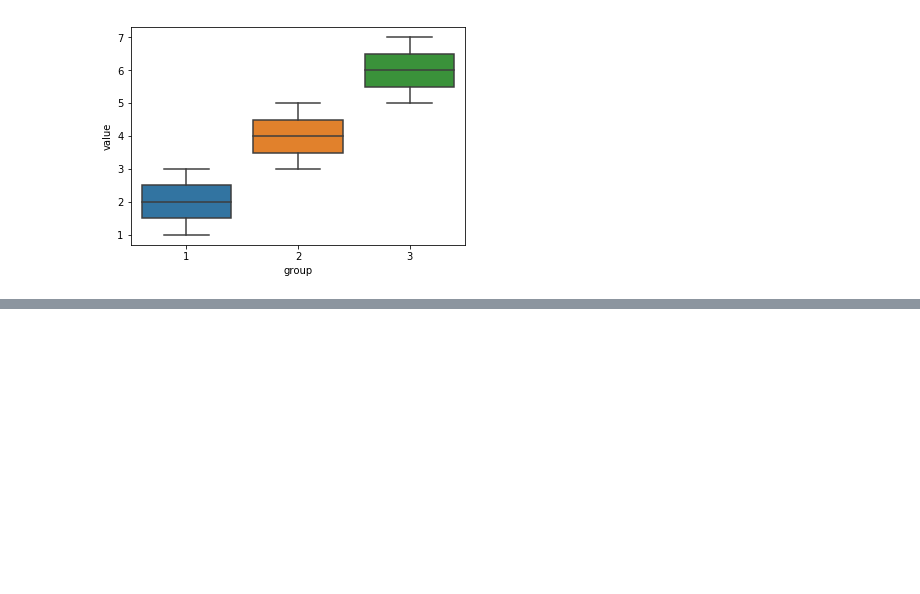
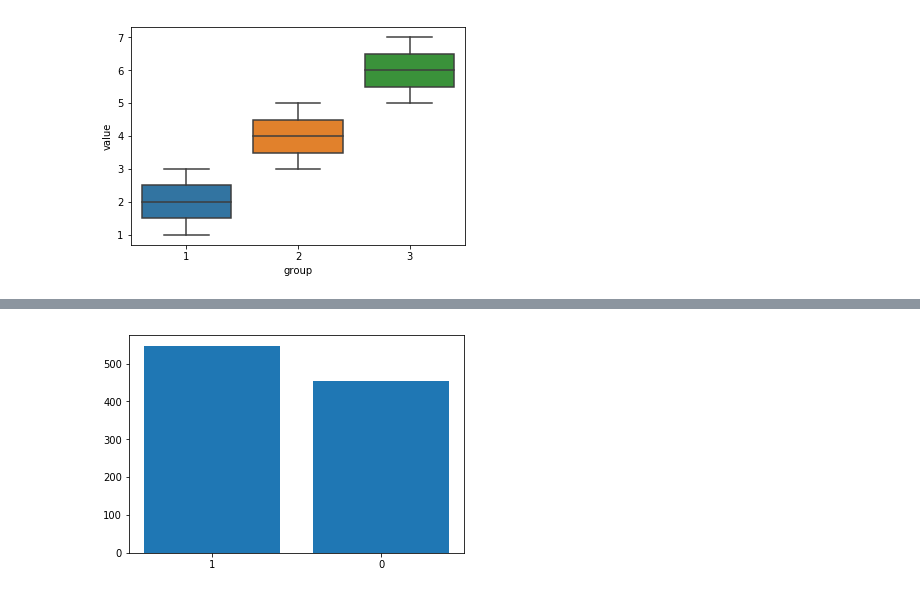
Before and after one commit to ichrnkv/education, a Jupyter notebook: stepik_stat/stat2.ipynb, the cells around one changed output, grey strips where cells are left out. Cells and saved outputs as stored; diff of their text form; code cells hidden in the pictures; blank space fills up the shorter version.

```diff
--- a/stepik_stat/stat2.ipynb
+++ b/stepik_stat/stat2.ipynb
@@ -222,0 +233,13 @@ sns.boxplot(x = 'group', y = 'value', data = df);
+# %%
+#функции для получения случайной выборки и N случайных выборок размера n
+
+import random
+def get_random_example(X, n):
+    idx = [random.randrange(0, len(X), 1) for i in range(n)]
+    return [X[i] for i in idx]
+
+def get_multiple_examples(X,N,n):
+    examples = list()
+    for item in range(N):
+        examples.append(get_random_example(X,n))
+    return examples
@@ -222,0 +269,57 @@ sns.boxplot(x = 'group', y = 'value', data = df);
+# %%
+#функции из 2.2
+
+def t_stat(X1, X2, sd1, sd2, N1, N2):
+    se = np.sqrt(sd1**2/N1+sd2**2/N2)
+    return (X1-X2)/se
+
+def p_value_t_pair(t_stat, N1, N2, alternative = 'two-sided'):
+    df = N1+N2-2 #кол-во степеней свободы
+    if alternative == 'two-sided':
+        return 2*(1-stats.t.cdf(np.abs(t_stat),df))
+    if alternative == 'less':
+        return stats.t.cdf(t_stat, df)
+    if alternative == 'greater':
+        return 1 - stats.t.cdf(t_stat, df)
+
+
+def false_alarm(combs):
+    p_stats = list()
+    for element in combs:
+        elem_stat = list()
+        for pair in element:
+            N1 = pair[0]['N']
+            N2 = pair[1]['N']
+            t_st =  t_stat(
+                    X1 = pair[0]['X'],
+                    X2 = pair[1]['X'],
+                    sd1 = pair[0]['std'],
+                    sd2 = pair[1]['std'],
+                    N1 = N1,
+                    N2 = N2
+            )
+            p_val = p_value_t_pair(
+                t_stat = t_st,
+                N1 = N1,
+                N2 = N2
+            )
+            elem_stat.append(p_val)
+
+        p_stats.append(elem_stat)
+
+    final = []
+    for item in p_stats:
+        final.append(
+             1 if any(x < 0.05 for x in item) else 0
+        )
+
+    final_d = {
+        '1':sum(final),
+        '0':len(final)-sum(final)
+    }
+    return final_d
+
+final_d = false_alarm(combs)
+plt.bar(final_d.keys(), final_d.values());
+# %% [output]
+[figure, added]
```
Also changed, not shown: parts of 9 cells of this notebook.
